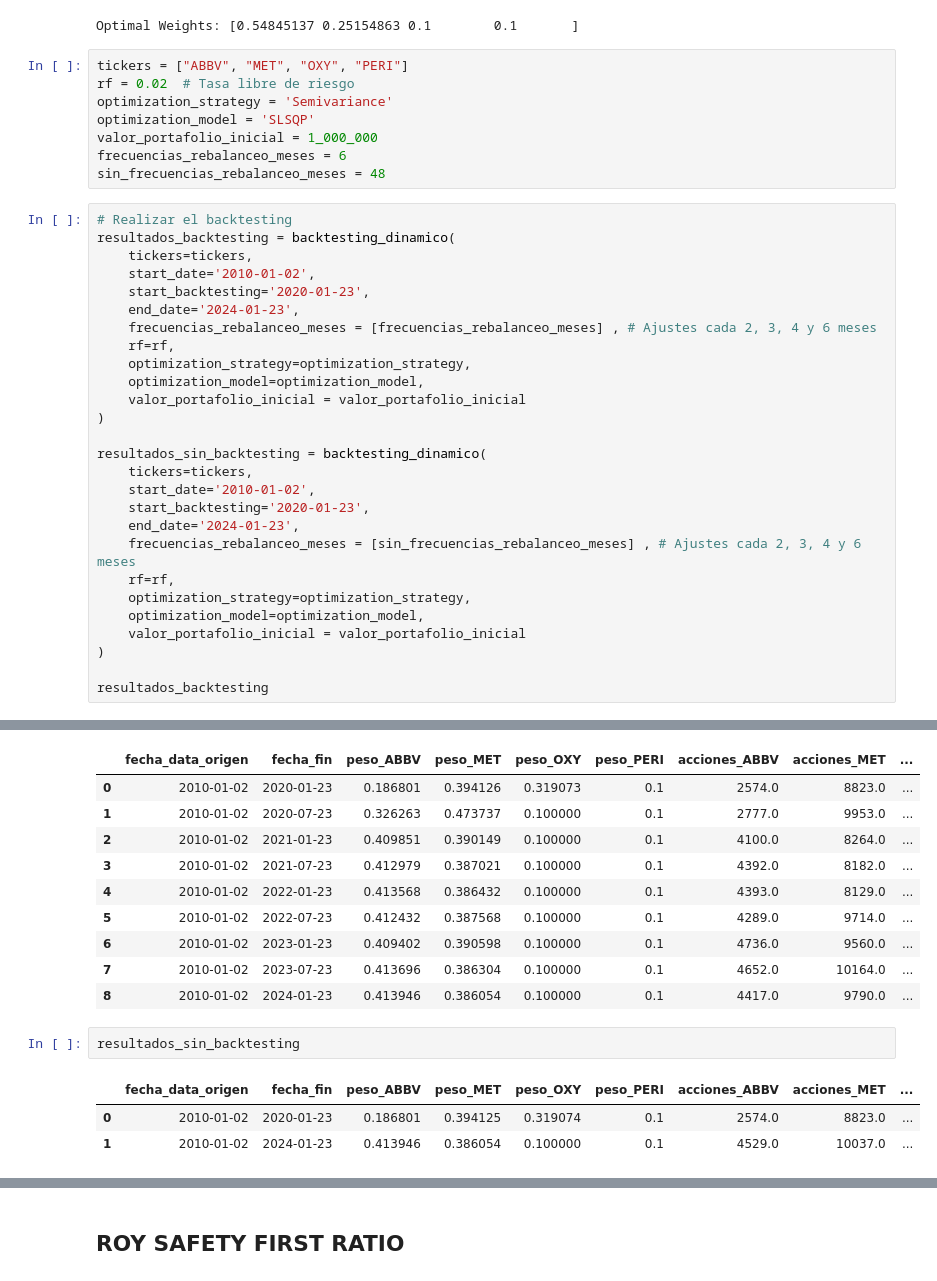
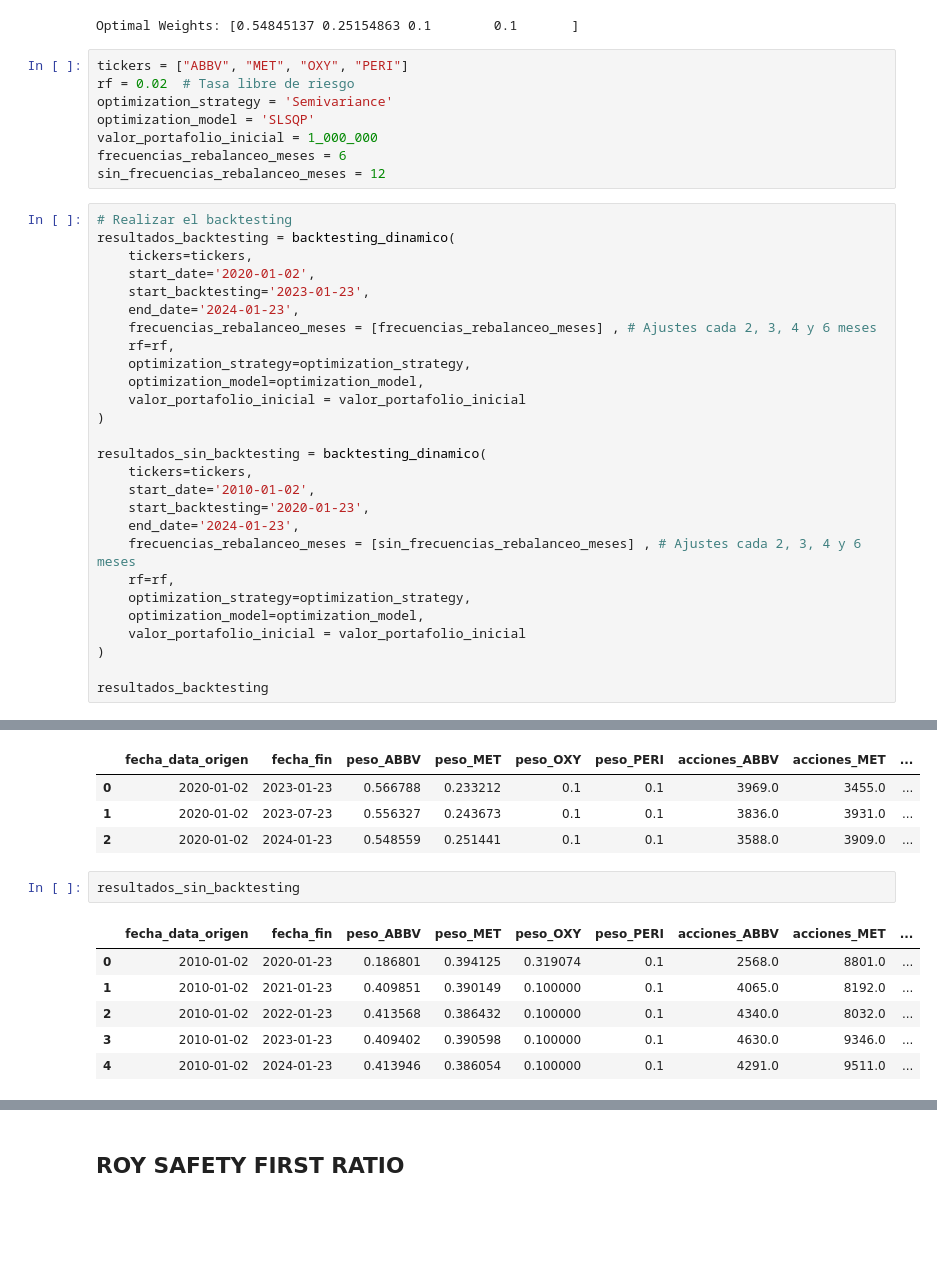
Before and after one commit to diegotita4/PAP-QAA_strategies, a Jupyter notebook: validations.ipynb, the cells around one changed output, grey strips where cells are left out. Drawn from its saved outputs; the diff is of its cells as text; blank space fills up the shorter version.

```diff
--- a/validations.ipynb
+++ b/validations.ipynb
@@ -298,13 +298,13 @@ optimization_strategy = 'Semivariance'
 optimization_model = 'SLSQP'
 valor_portafolio_inicial = 1_000_000
 frecuencias_rebalanceo_meses = 6
-sin_frecuencias_rebalanceo_meses = 48
+sin_frecuencias_rebalanceo_meses = 12
 # %%
 # Realizar el backtesting
 resultados_backtesting = backtesting_dinamico(
     tickers=tickers,
-    start_date='2010-01-02',
-    start_backtesting='2020-01-23',
+    start_date='2020-01-02',
+    start_backtesting='2023-01-23',
     end_date='2024-01-23',
     frecuencias_rebalanceo_meses = [frecuencias_rebalanceo_meses] , # Ajustes cada 2, 3, 4 y 6 meses
     rf=rf,
@@ -347,19 +346,16 @@ resultados_backtesting
 |  | fecha_data_origen | fecha_fin | peso_ABBV | peso_MET | peso_OXY | peso_PERI | acciones_ABBV | acciones_MET | ... |
-| 0 | 2010-01-02 | 2020-01-23 | 0.186801 | 0.394126 | 0.319073 | 0.1 | 2574.0 | 8823.0 | ... |
-| 1 | 2010-01-02 | 2020-07-23 | 0.326263 | 0.473737 | 0.100000 | 0.1 | 2777.0 | 9953.0 | ... |
-| 2 | 2010-01-02 | 2021-01-23 | 0.409851 | 0.390149 | 0.100000 | 0.1 | 4100.0 | 8264.0 | ... |
-| 3 | 2010-01-02 | 2021-07-23 | 0.412979 | 0.387021 | 0.100000 | 0.1 | 4392.0 | 8182.0 | ... |
-| 4 | 2010-01-02 | 2022-01-23 | 0.413568 | 0.386432 | 0.100000 | 0.1 | 4393.0 | 8129.0 | ... |
-| 5 | 2010-01-02 | 2022-07-23 | 0.412432 | 0.387568 | 0.100000 | 0.1 | 4289.0 | 9714.0 | ... |
-| 6 | 2010-01-02 | 2023-01-23 | 0.409402 | 0.390598 | 0.100000 | 0.1 | 4736.0 | 9560.0 | ... |
-| 7 | 2010-01-02 | 2023-07-23 | 0.413696 | 0.386304 | 0.100000 | 0.1 | 4652.0 | 10164.0 | ... |
-| 8 | 2010-01-02 | 2024-01-23 | 0.413946 | 0.386054 | 0.100000 | 0.1 | 4417.0 | 9790.0 | ... |
+| 0 | 2020-01-02 | 2023-01-23 | 0.566788 | 0.233212 | 0.1 | 0.1 | 3969.0 | 3455.0 | ... |
+| 1 | 2020-01-02 | 2023-07-23 | 0.556327 | 0.243673 | 0.1 | 0.1 | 3836.0 | 3931.0 | ... |
+| 2 | 2020-01-02 | 2024-01-23 | 0.548559 | 0.251441 | 0.1 | 0.1 | 3588.0 | 3909.0 | ... |
 # %%
 resultados_sin_backtesting
 # %% [output]
 |  | fecha_data_origen | fecha_fin | peso_ABBV | peso_MET | peso_OXY | peso_PERI | acciones_ABBV | acciones_MET | ... |
-| 0 | 2010-01-02 | 2020-01-23 | 0.186801 | 0.394125 | 0.319074 | 0.1 | 2574.0 | 8823.0 | ... |
-| 1 | 2010-01-02 | 2024-01-23 | 0.413946 | 0.386054 | 0.100000 | 0.1 | 4529.0 | 10037.0 | ... |
+| 0 | 2010-01-02 | 2020-01-23 | 0.186801 | 0.394125 | 0.319074 | 0.1 | 2568.0 | 8801.0 | ... |
+| 1 | 2010-01-02 | 2021-01-23 | 0.409851 | 0.390149 | 0.100000 | 0.1 | 4065.0 | 8192.0 | ... |
+| 2 | 2010-01-02 | 2022-01-23 | 0.413568 | 0.386432 | 0.100000 | 0.1 | 4340.0 | 8032.0 | ... |
+| 3 | 2010-01-02 | 2023-01-23 | 0.409402 | 0.390598 | 0.100000 | 0.1 | 4630.0 | 9346.0 | ... |
+| 4 | 2010-01-02 | 2024-01-23 | 0.413946 | 0.386054 | 0.100000 | 0.1 | 4291.0 | 9511.0 | ... |
 # %%
 plot_portfolio_value(resultados_backtesting, tickers)
 # %% [output]
```
Also changed, not shown: parts of 3 cells of this notebook, 1 other file.
